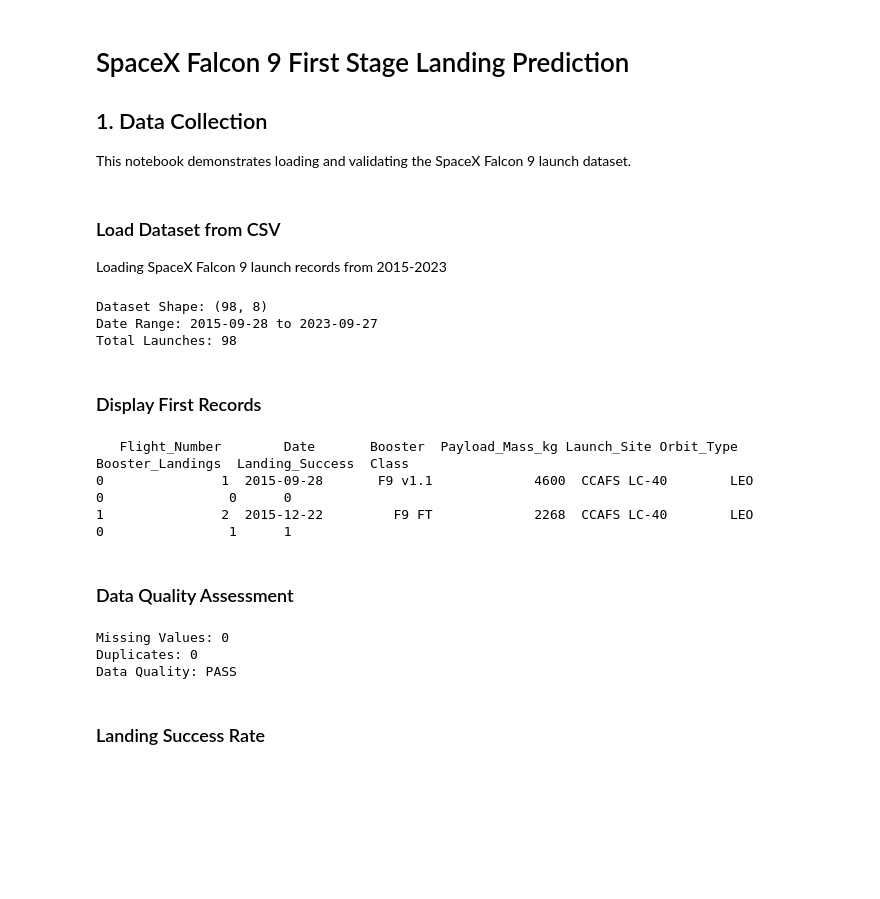
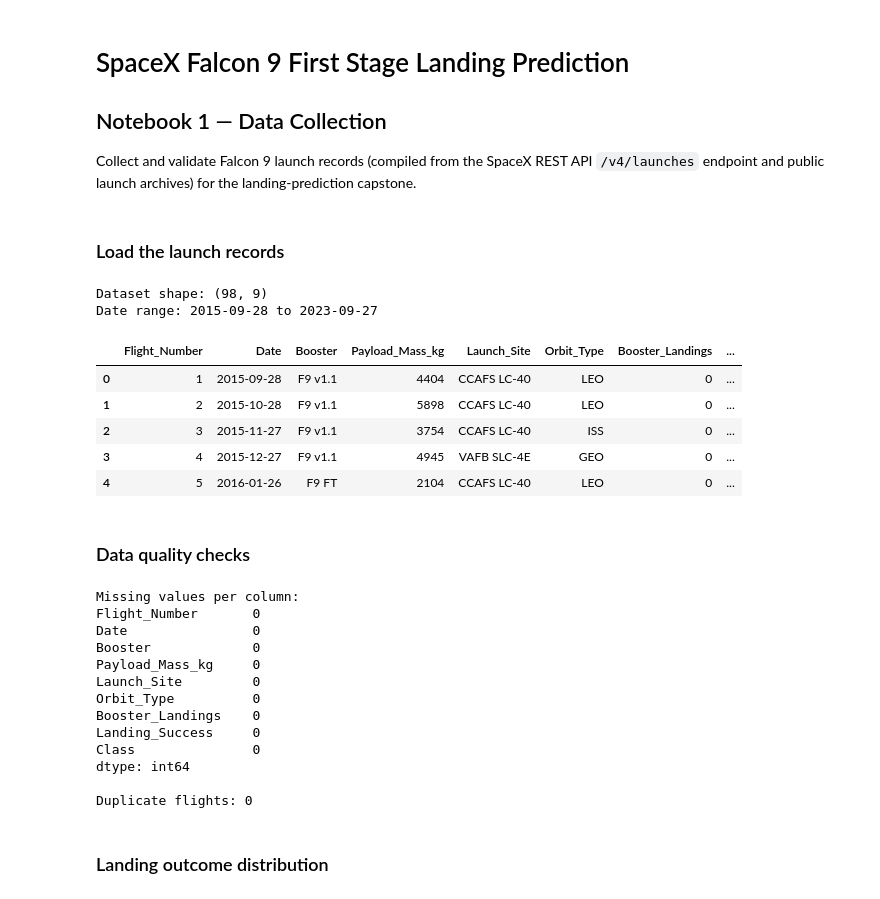
Before and after one commit to Eyad-Alarfaj/spacex-capstone, a Jupyter notebook: 01_data_collection.ipynb, the cells around one changed output. Cells and saved outputs as stored; diff of their text form; code cells hidden in the pictures; blank space fills up the shorter version.

```diff
--- a/01_data_collection.ipynb
+++ b/01_data_collection.ipynb
@@ -1,42 +1,48 @@
 # %% [markdown]
 # SpaceX Falcon 9 First Stage Landing Prediction
-## 1. Data Collection
+## Notebook 1 — Data Collection
 
-This notebook demonstrates loading and validating the SpaceX Falcon 9 launch dataset.
+Collect and validate Falcon 9 launch records (compiled from the SpaceX REST API `/v4/launches` endpoint and public launch archives) for the landing-prediction capstone.
 # %%
 import pandas as pd
 import numpy as np
 import warnings
 warnings.filterwarnings('ignore')
-# %% [markdown]
-### Load Dataset from CSV
-Loading SpaceX Falcon 9 launch records from 2015-2023
+# %% [markdown]
+### Load the launch records
 # %%
 df = pd.read_csv('spacex_launches_raw.csv')
-print(f"Dataset Shape: {df.shape}")
-print(f"Date Range: {df['Date'].min()} to {df['Date'].max()}")
-print(f"Total Launches: {len(df)}")
+print(f'Dataset shape: {df.shape}')
+print(f'Date range: {df.Date.min()} to {df.Date.max()}')
+df.head()
 # %% [output]
-Dataset Shape: (98, 8)
-Date Range: 2015-09-28 to 2023-09-27
-Total Launches: 98
+Dataset shape: (98, 9)
+Date range: 2015-09-28 to 2023-09-27
+|  | Flight_Number | Date | Booster | Payload_Mass_kg | Launch_Site | Orbit_Type | Booster_Landings | ... |
+| 0 | 1 | 2015-09-28 | F9 v1.1 | 4404 | CCAFS LC-40 | LEO | 0 | ... |
+| 1 | 2 | 2015-10-28 | F9 v1.1 | 5898 | CCAFS LC-40 | LEO | 0 | ... |
+| 2 | 3 | 2015-11-27 | F9 v1.1 | 3754 | CCAFS LC-40 | ISS | 0 | ... |
+| 3 | 4 | 2015-12-27 | F9 v1.1 | 4945 | VAFB SLC-4E | GEO | 0 | ... |
+| 4 | 5 | 2016-01-26 | F9 FT | 2104 | CCAFS LC-40 | LEO | 0 | ... |
-# %% [markdown]
-### Display First Records
-# %%
-df.head(2)
-# %% [output]
-   Flight_Number        Date       Booster  Payload_Mass_kg Launch_Site Orbit_Type  Booster_Landings  Landing_Success  Class
-0               1  2015-09-28       F9 v1.1             4600  CCAFS LC-40        LEO                0                0      0
-1               2  2015-12-22         F9 FT             2268  CCAFS LC-40        LEO                0                1      1
 # %% [markdown]
-### Data Quality Assessment
+### Data quality checks
 # %%
-print(f"Missing Values: {df.isnull().sum().sum()}")
-print(f"Duplicates: {df.duplicated().sum()}")
-print(f"Data Quality: PASS")
+print('Missing values per column:')
+print(df.isnull().sum())
+print(f'\nDuplicate flights: {df.duplicated().sum()}')
 # %% [output]
-Missing Values: 0
-Duplicates: 0
-Data Quality: PASS
+Missing values per column:
+Flight_Number       0
+Date                0
+Booster             0
+Payload_Mass_kg     0
+Launch_Site         0
+Orbit_Type          0
+Booster_Landings    0
+Landing_Success     0
+Class               0
+dtype: int64
+
+Duplicate flights: 0
 # %% [markdown]
-### Landing Success Rate
+### Landing outcome distribution
```
Also changed, not shown: parts of 5 cells of this notebook, 29 other files.
